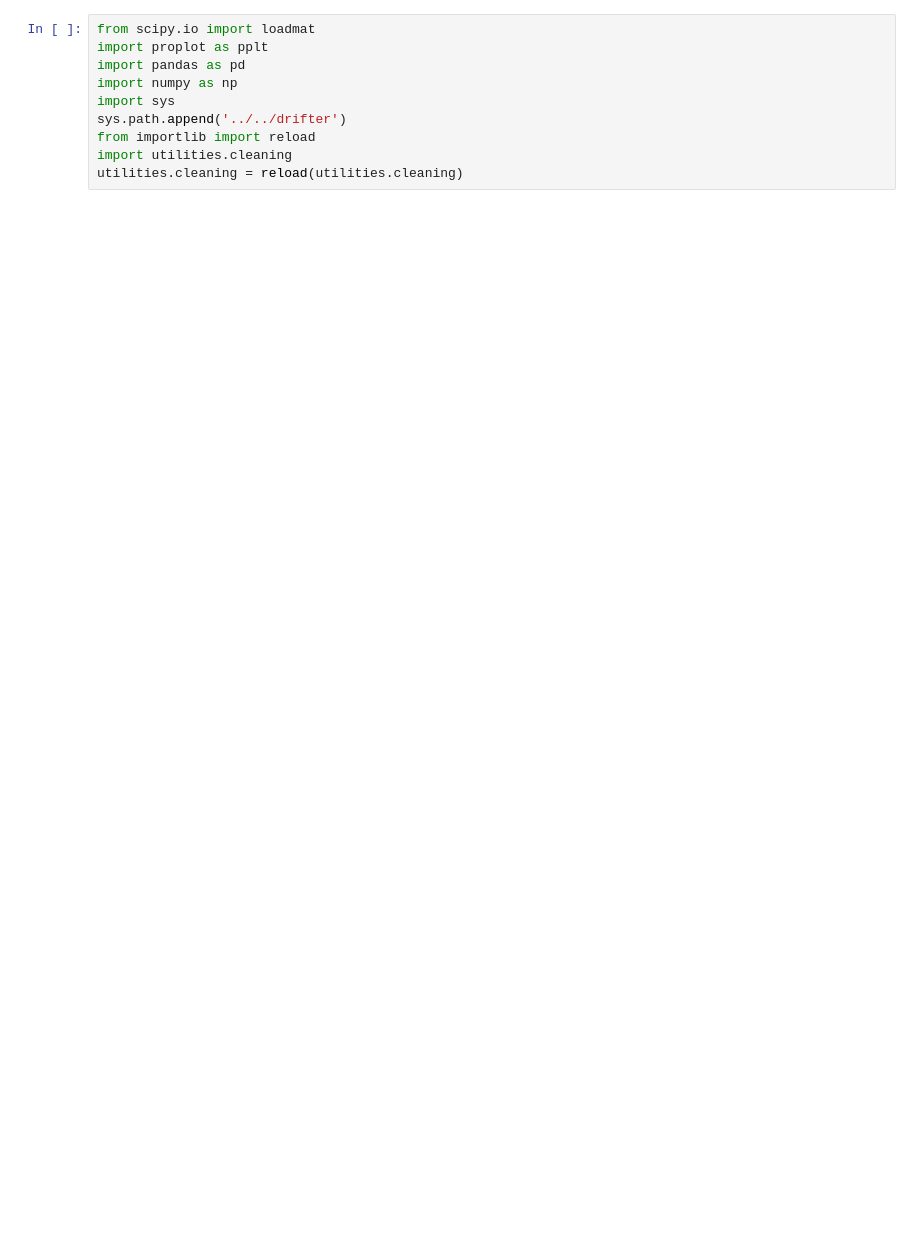
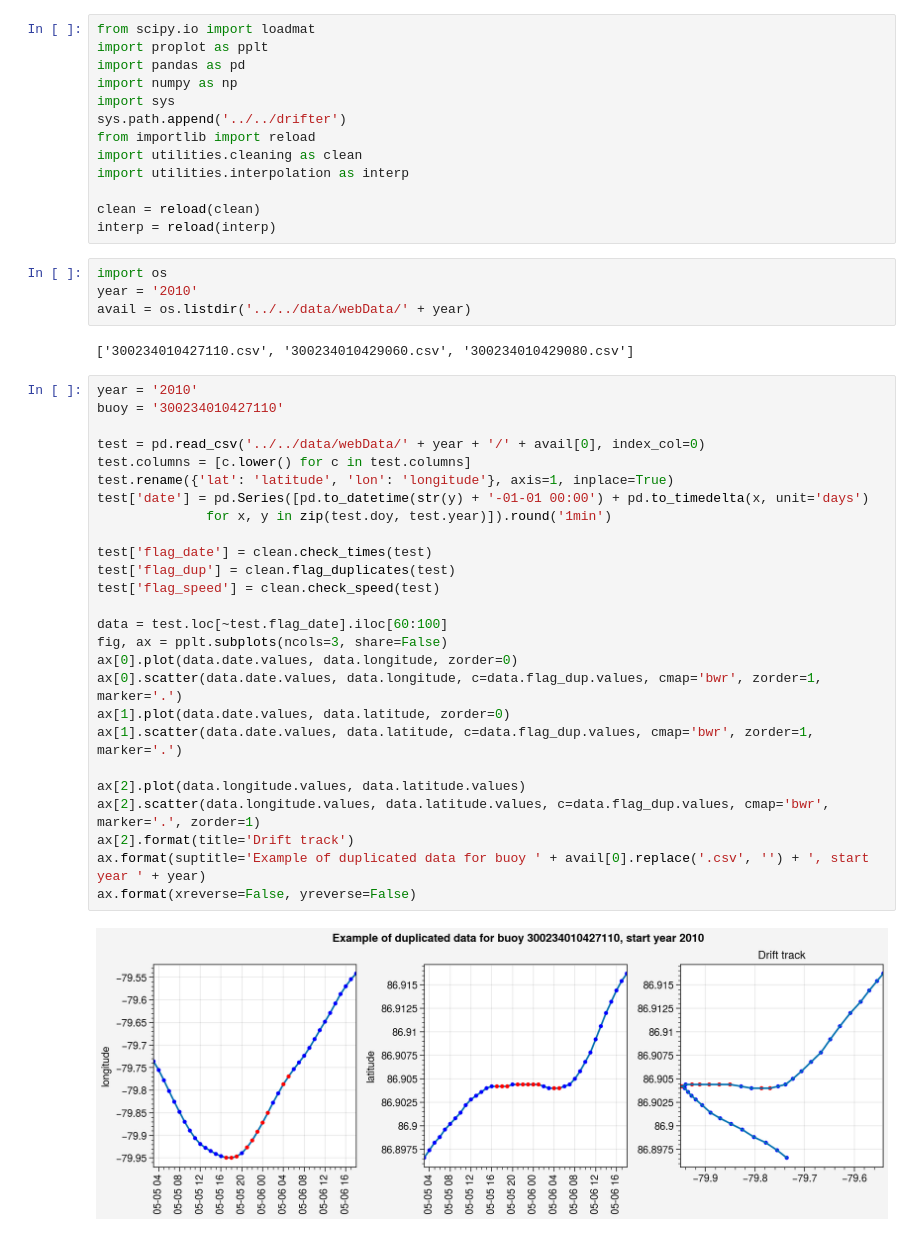
Before and after one commit to danielmwatkins/icedrift, a Jupyter notebook: notebooks/Testing and development.ipynb, the cells around one changed output. Saved outputs shown, nothing was run; the diff lists cells and outputs as text; blank space fills up the shorter version.

```diff
--- a/notebooks/Testing and development.ipynb
+++ b/notebooks/Testing and development.ipynb
@@ -6,5 +6,42 @@ import numpy as np
 import sys
 sys.path.append('../../drifter')
 from importlib import reload
-import utilities.cleaning
-utilities.cleaning = reload(utilities.cleaning)
+import utilities.cleaning as clean
+import utilities.interpolation as interp
+
+clean = reload(clean)
+interp = reload(interp)
+# %%
+import os
+year = '2010'
+avail = os.listdir('../../data/webData/' + year)
+# %% [output]
+['300234010427110.csv', '300234010429060.csv', '300234010429080.csv']
+# %%
+year = '2010'
+buoy = '300234010427110'
+
+test = pd.read_csv('../../data/webData/' + year + '/' + avail[0], index_col=0)
+test.columns = [c.lower() for c in test.columns]
+test.rename({'lat': 'latitude', 'lon': 'longitude'}, axis=1, inplace=True)
+test['date'] = pd.Series([pd.to_datetime(str(y) + '-01-01 00:00') + pd.to_timedelta(x, unit='days')
+              for x, y in zip(test.doy, test.year)]).round('1min')
+
+test['flag_date'] = clean.check_times(test)
+test['flag_dup'] = clean.flag_duplicates(test)
+test['flag_speed'] = clean.check_speed(test)
+
+data = test.loc[~test.flag_date].iloc[60:100]
+fig, ax = pplt.subplots(ncols=3, share=False)
+ax[0].plot(data.date.values, data.longitude, zorder=0)
+ax[0].scatter(data.date.values, data.longitude, c=data.flag_dup.values, cmap='bwr', zorder=1, marker='.')
+ax[1].plot(data.date.values, data.latitude, zorder=0)
+ax[1].scatter(data.date.values, data.latitude, c=data.flag_dup.values, cmap='bwr', zorder=1, marker='.')
+
+ax[2].plot(data.longitude.values, data.latitude.values)
+ax[2].scatter(data.longitude.values, data.latitude.values, c=data.flag_dup.values, cmap='bwr', marker='.', zorder=1)
+ax[2].format(title='Drift track')
+ax.format(suptitle='Example of duplicated data for buoy ' + avail[0].replace('.csv', '') + ', start year ' + year)
+ax.format(xreverse=False, yreverse=False)
+# %% [output]
+[figure, added]
```
Also changed, not shown: parts of 17 cells of this notebook, 3 other files.
